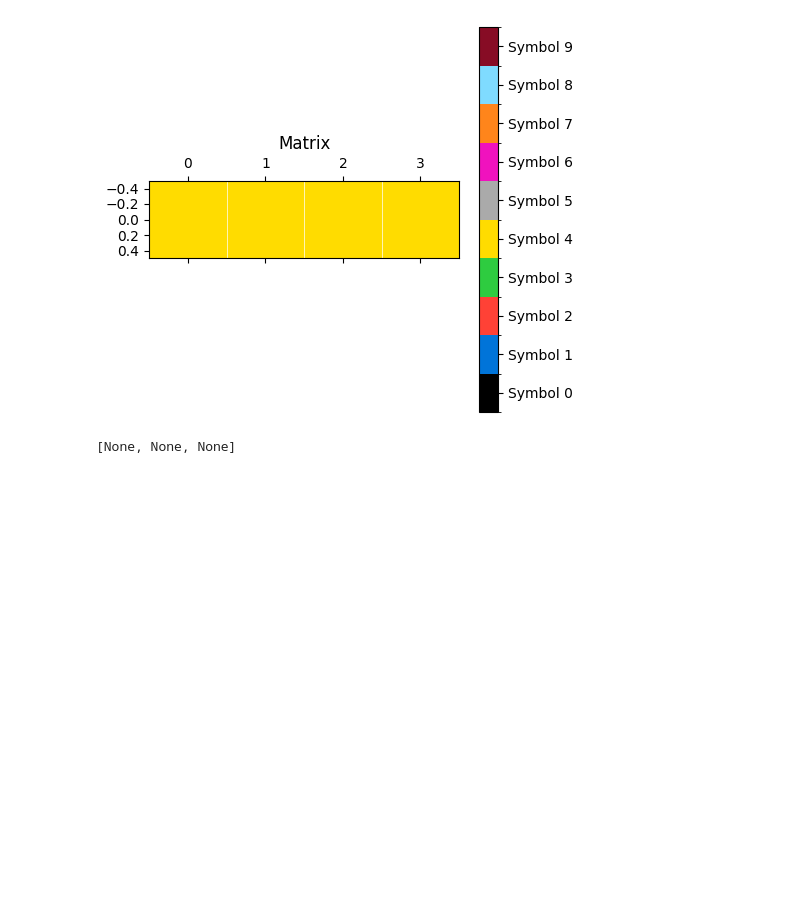
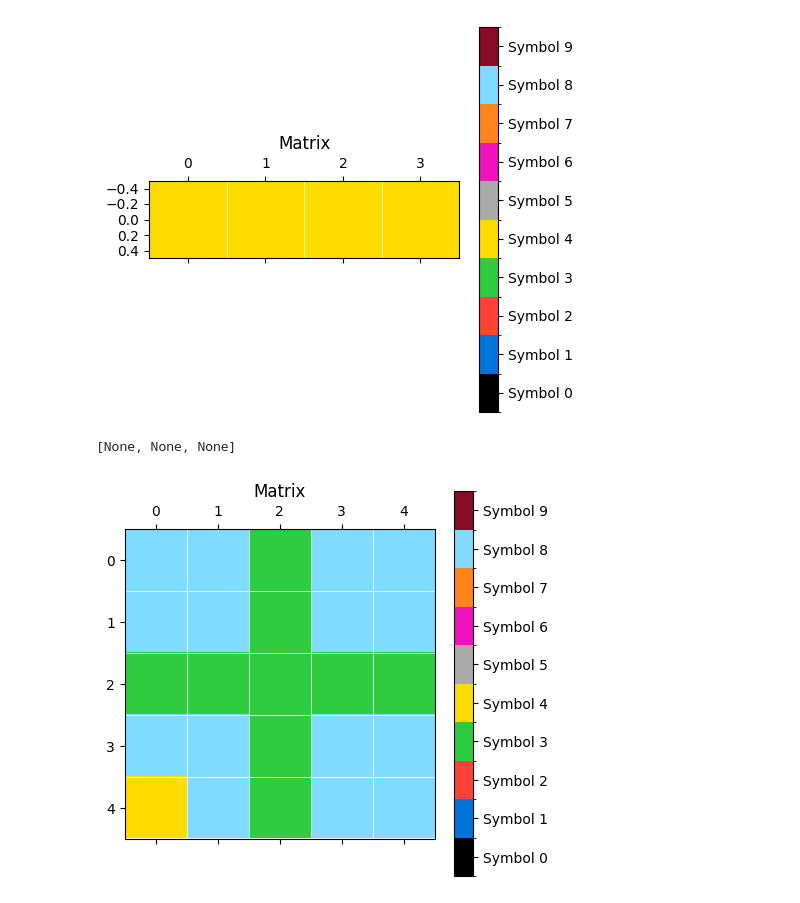
Before and after one commit to saisurbehera/arclang, a Jupyter notebook: random/dsl_scratch_execute.ipynb, the cells around one changed output. Drawn from its saved outputs; the diff is of its cells as text; code cells hidden in the pictures; blank space fills up the shorter version.

```diff
--- a/random/dsl_scratch_execute.ipynb
+++ b/random/dsl_scratch_execute.ipynb
@@ -52,0 +53,11 @@
+# %%
+path = "/home/sai/Desktop/arc/ARC-AGI/data/training/2dc579da.json"
+with open(path,"r") as f:
+    data_ce9 = json.loads(f.read())
+img_mask = data_ce9["train"][0]["input"]
+img_mask = np.array(img_mask)
+y,x = img_mask.shape
+input_img= Image(0,0,x,y,img_mask)
+display_matrix(input_img)
+# %% [output]
+[figure, added]
```
Also changed, not shown: parts of 7 cells of this notebook, 1 other file.
